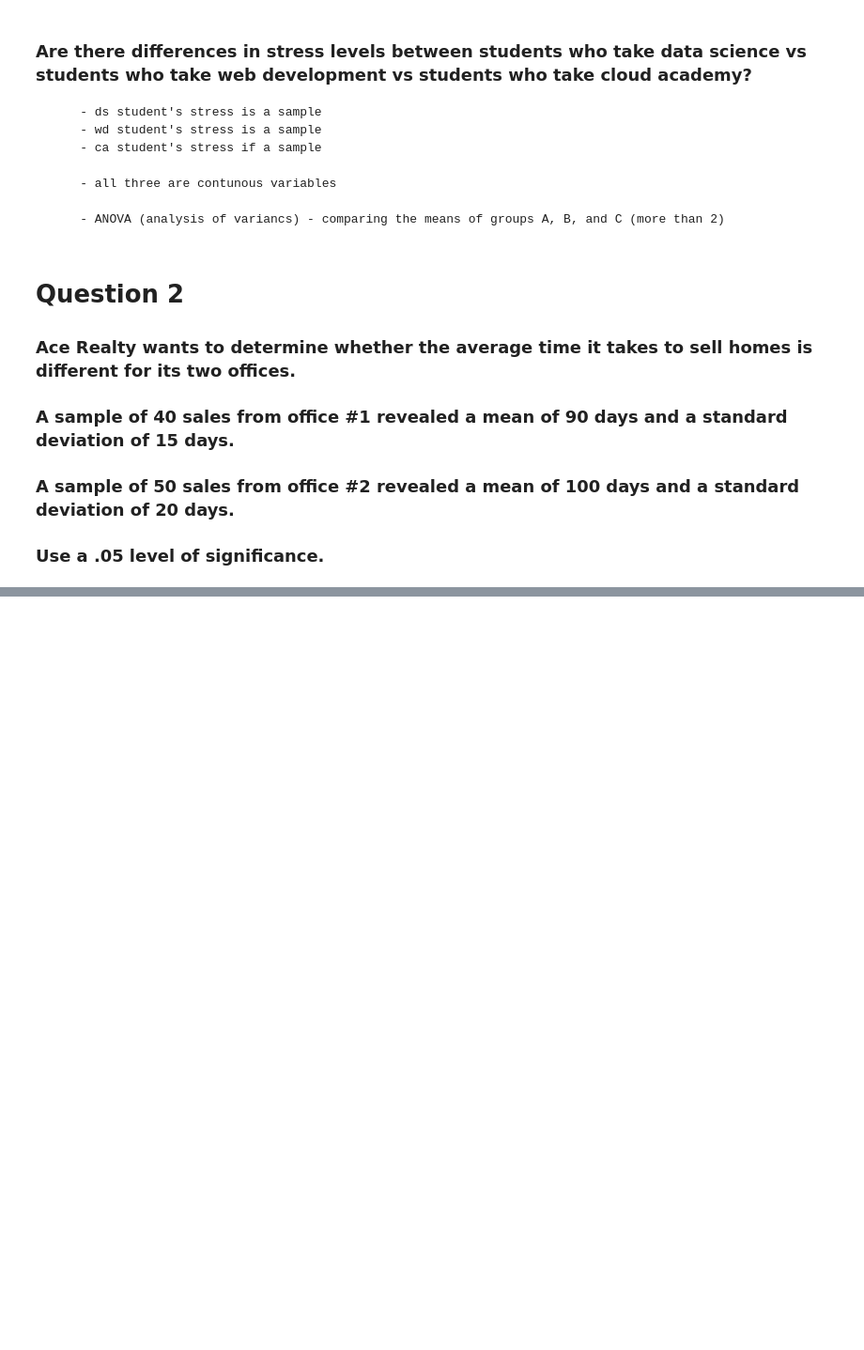
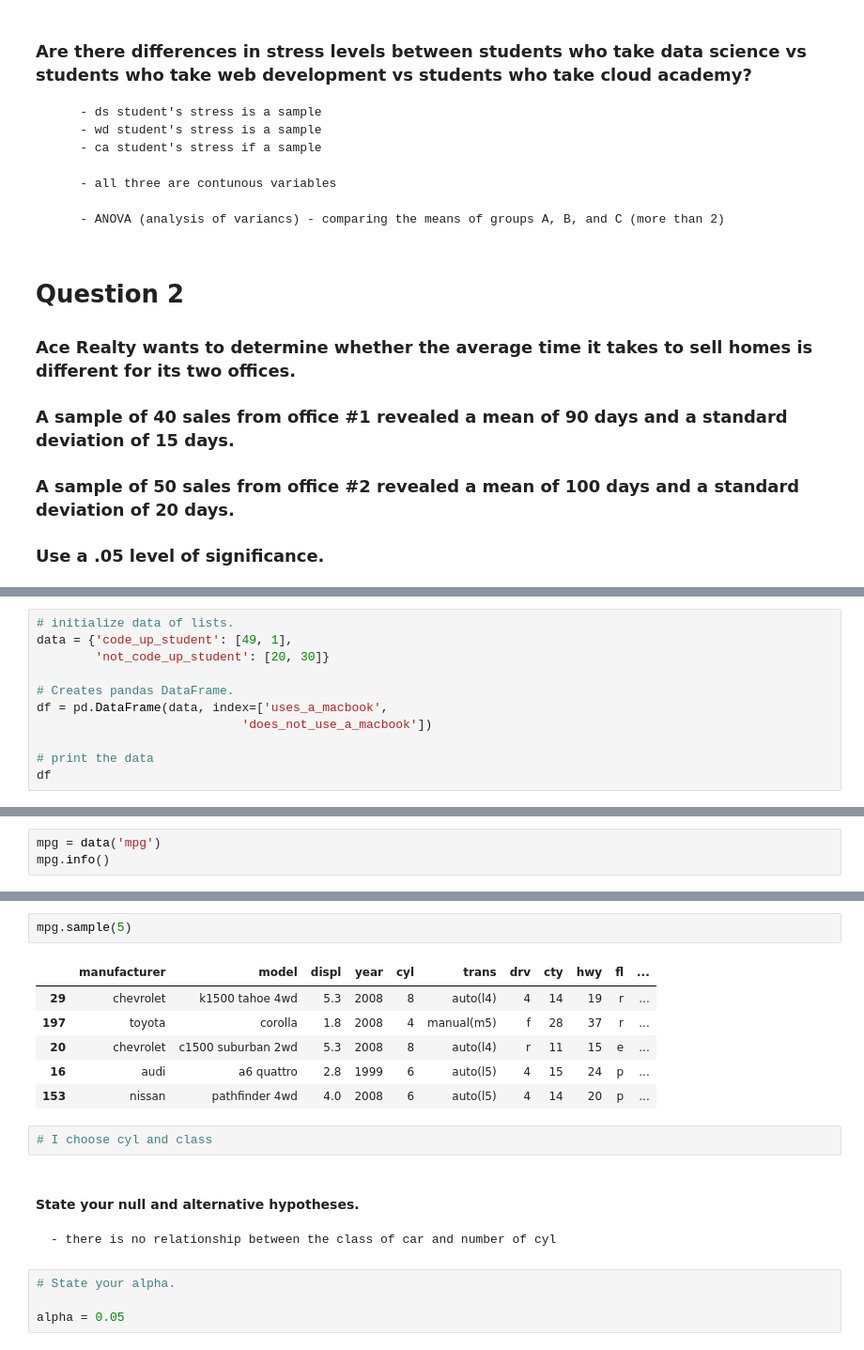
Before and after one commit to Ramiro-Lopez/stats-lessons, a Jupyter notebook: hypothesis_testing.ipynb, the cells around one changed output, grey strips where cells are left out. Shown at 94% size. Drawn from its saved outputs; the diff is of its cells as text; blank space fills up the shorter version.

```diff
--- a/hypothesis_testing.ipynb
+++ b/hypothesis_testing.ipynb
@@ -506,0 +796,11 @@ We reject the null hypothesis
+# %%
+# initialize data of lists.
+data = {'code_up_student': [49, 1],
+		'not_code_up_student': [20, 30]}
+
+# Creates pandas DataFrame.
+df = pd.DataFrame(data, index=['uses_a_macbook',
+							'does_not_use_a_macbook'])
+
+# print the data
+df
@@ -506,0 +827,3 @@ We reject the null hypothesis
+# %%
+mpg = data('mpg')
+mpg.info()
@@ -506,0 +861,18 @@ We reject the null hypothesis
+# %%
+mpg.sample(5)
+# %% [output]
+|  | manufacturer | model | displ | year | cyl | trans | drv | cty | hwy | fl | ... |
+| 29 | chevrolet | k1500 tahoe 4wd | 5.3 | 2008 | 8 | auto(l4) | 4 | 14 | 19 | r | ... |
+| 197 | toyota | corolla | 1.8 | 2008 | 4 | manual(m5) | f | 28 | 37 | r | ... |
+| 20 | chevrolet | c1500 suburban 2wd | 5.3 | 2008 | 8 | auto(l4) | r | 11 | 15 | e | ... |
+| 16 | audi | a6 quattro | 2.8 | 1999 | 6 | auto(l5) | 4 | 15 | 24 | p | ... |
+| 153 | nissan | pathfinder 4wd | 4.0 | 2008 | 6 | auto(l5) | 4 | 14 | 20 | p | ... |
+# %%
+# I choose cyl and class
+# %% [markdown]
+#### State your null and alternative hypotheses.
+    - there is no relationship between the class of car and number of cyl
+# %%
+# State your alpha.
+
+alpha = 0.05
```
Also changed, not shown: parts of 93 cells of this notebook.
